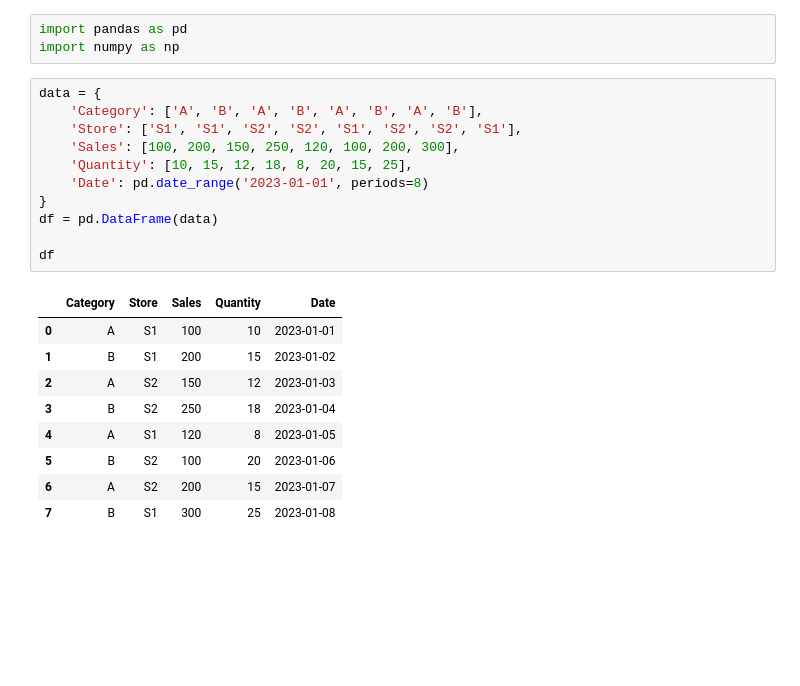
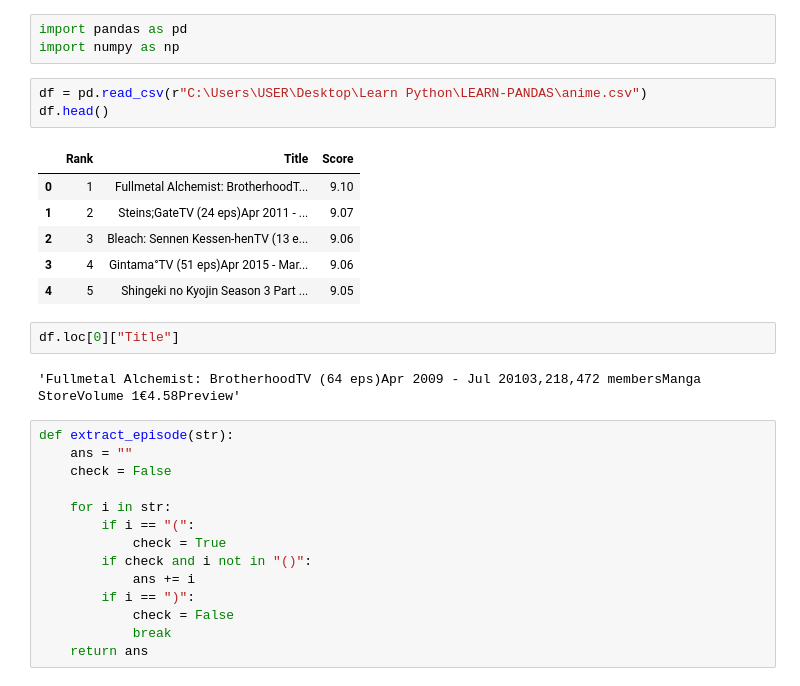
Before and after one commit to arFaisal043/Learn-Python, a Jupyter notebook: demo.ipynb, the cells around one changed output. Drawn from its saved outputs; the diff is of its cells as text; blank space fills up the shorter version.

Commit message:
complete feature extraction

```diff
--- a/demo.ipynb
+++ b/demo.ipynb
@@ -2,23 +2,30 @@
 import pandas as pd
 import numpy as np
 # %%
-data = {
-    'Category': ['A', 'B', 'A', 'B', 'A', 'B', 'A', 'B'],
-    'Store': ['S1', 'S1', 'S2', 'S2', 'S1', 'S2', 'S2', 'S1'],
-    'Sales': [100, 200, 150, 250, 120, 100, 200, 300],
-    'Quantity': [10, 15, 12, 18, 8, 20, 15, 25],
-    'Date': pd.date_range('2023-01-01', periods=8)
-}
-df = pd.DataFrame(data)
-
-df
+df = pd.read_csv(r"C:\Users\USER\Desktop\Learn Python\LEARN-PANDAS\anime.csv")
+df.head()
 # %% [output]
-|  | Category | Store | Sales | Quantity | Date |
-| 0 | A | S1 | 100 | 10 | 2023-01-01 |
-| 1 | B | S1 | 200 | 15 | 2023-01-02 |
-| 2 | A | S2 | 150 | 12 | 2023-01-03 |
-| 3 | B | S2 | 250 | 18 | 2023-01-04 |
-| 4 | A | S1 | 120 | 8 | 2023-01-05 |
-| 5 | B | S2 | 100 | 20 | 2023-01-06 |
-| 6 | A | S2 | 200 | 15 | 2023-01-07 |
-| 7 | B | S1 | 300 | 25 | 2023-01-08 |
+|  | Rank | Title | Score |
+| 0 | 1 | Fullmetal Alchemist: BrotherhoodT... | 9.10 |
+| 1 | 2 | Steins;GateTV (24 eps)Apr 2011 - ... | 9.07 |
+| 2 | 3 | Bleach: Sennen Kessen-henTV (13 e... | 9.06 |
+| 3 | 4 | Gintama°TV (51 eps)Apr 2015 - Mar... | 9.06 |
+| 4 | 5 | Shingeki no Kyojin Season 3 Part ... | 9.05 |
+# %%
+df.loc[0]["Title"]
+# %% [output]
+'Fullmetal Alchemist: BrotherhoodTV (64 eps)Apr 2009 - Jul 20103,218,472 membersManga StoreVolume 1€4.58Preview'
+# %%
+def extract_episode(str):
+    ans = ""
+    check = False
+
+    for i in str:
+        if i == "(":
+            check = True
+        if check and i not in "()":
+            ans += i
+        if i == ")":
+            check = False
+            break
+    return ans
```
Also changed, not shown: parts of 3 cells of this notebook, 1 other file.
